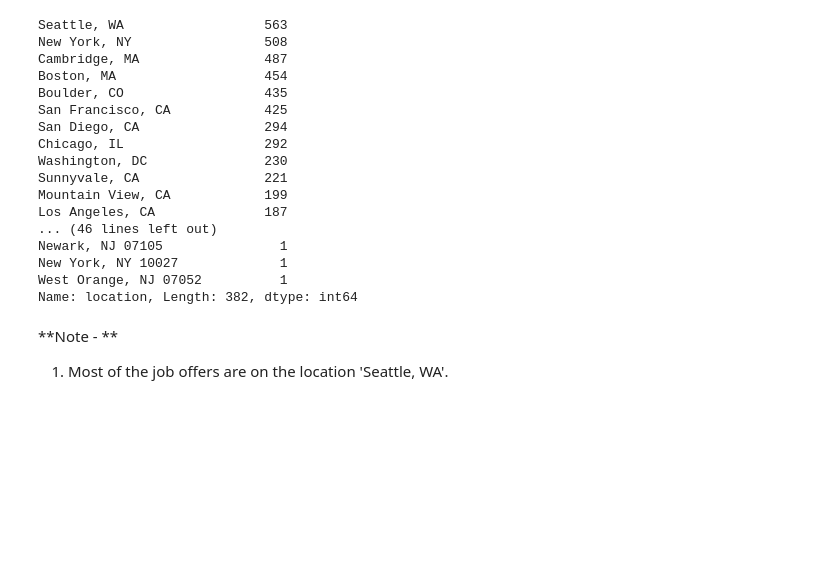
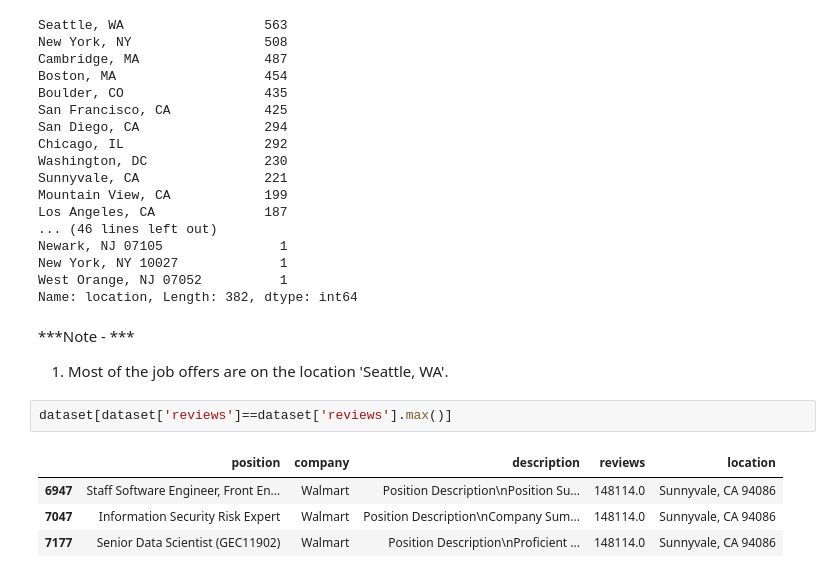
Before and after one commit to Ishikaaa/ML-Data-Scientist-job-market-in-the-US, a Jupyter notebook: Data_Scientist_job_market_in_the_US.ipynb, the cells around one changed output. Cells and saved outputs as stored; diff of their text form; blank space fills up the shorter version.

```diff
--- a/Data_Scientist_job_market_in_the_US.ipynb
+++ b/Data_Scientist_job_market_in_the_US.ipynb
@@ -145,6 +154,13 @@ New York, NY 10027             1
 West Orange, NJ 07052          1
 Name: location, Length: 382, dtype: int64
 # %% [markdown]
-**Note - **
+***Note - ***
 
 1.   Most of the job offers are on the location 'Seattle, WA'.
+# %%
+dataset[dataset['reviews']==dataset['reviews'].max()]
+# %% [output]
+|  | position | company | description | reviews | location |
+| 6947 | Staff Software Engineer, Front En... | Walmart | Position Description\nPosition Su... | 148114.0 | Sunnyvale, CA 94086 |
+| 7047 | Information Security Risk Expert | Walmart | Position Description\nCompany Sum... | 148114.0 | Sunnyvale, CA 94086 |
+| 7177 | Senior Data Scientist (GEC11902) | Walmart | Position Description\nProficient ... | 148114.0 | Sunnyvale, CA 94086 |
```
Also changed, not shown: parts of 4 cells of this notebook.
